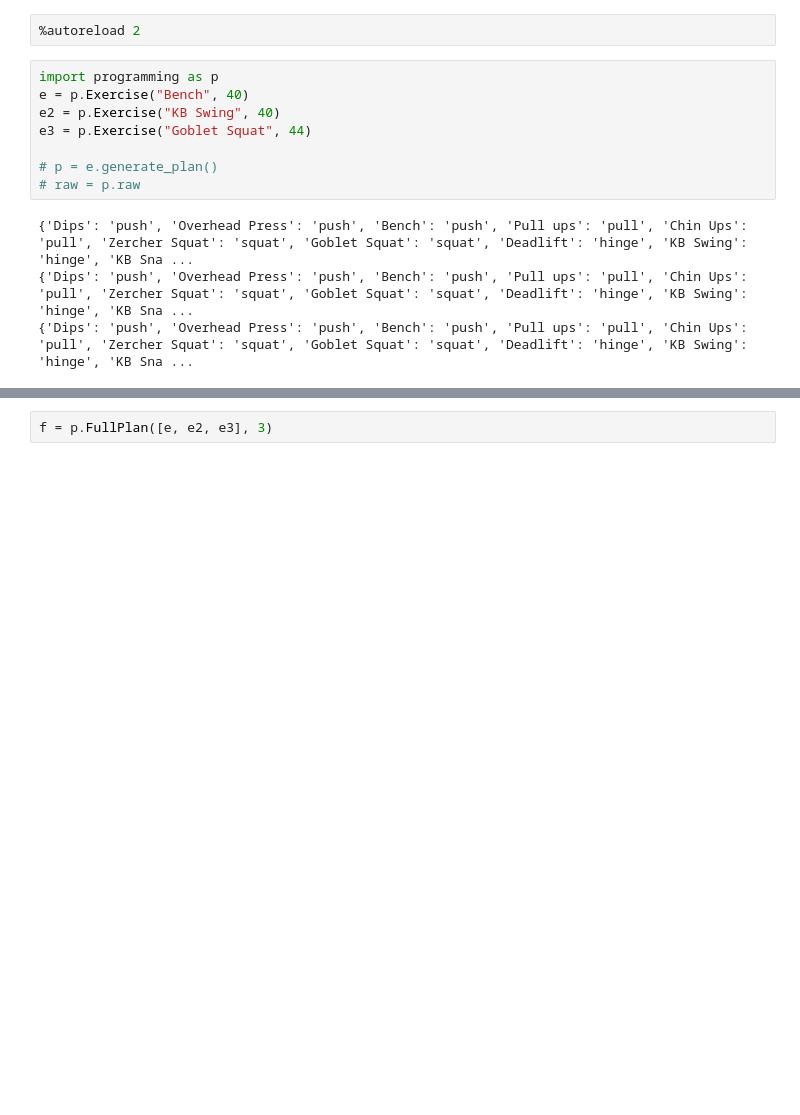
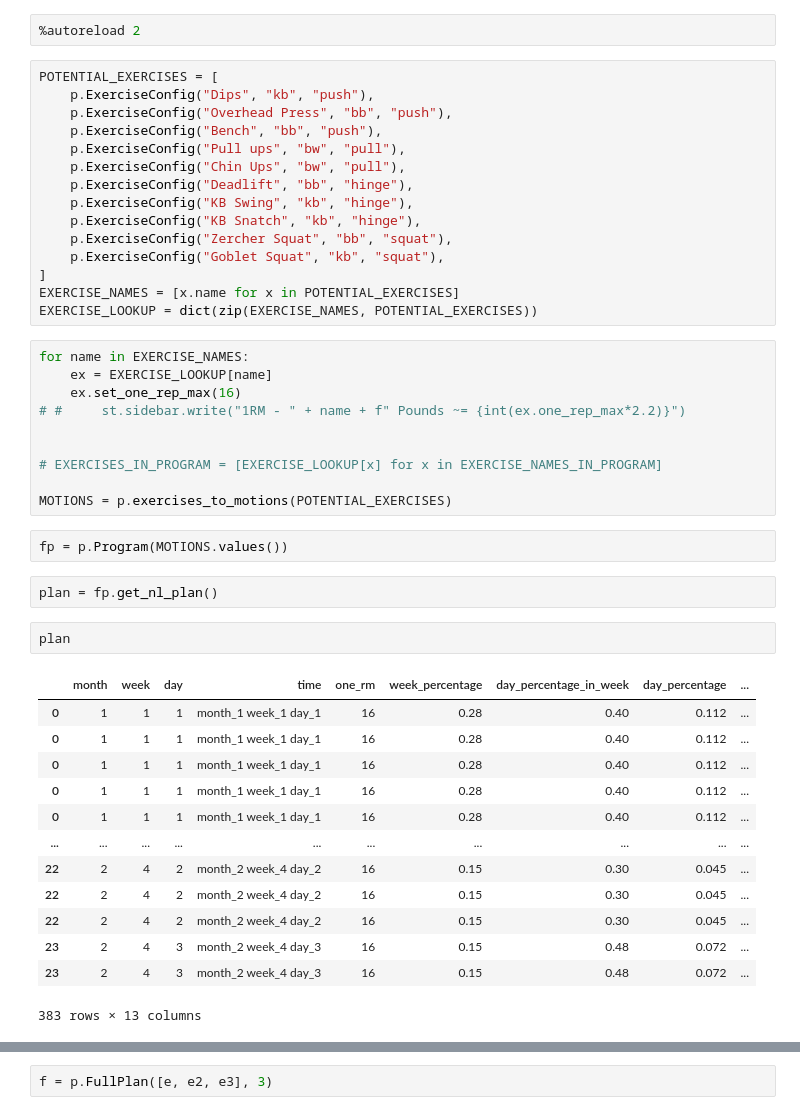
Before and after one commit to anabranch/kb, a Jupyter notebook: debug.ipynb, the cells around one changed output, grey strips where cells are left out. Cells and saved outputs as stored; diff of their text form; blank space fills up the shorter version.

```diff
--- a/debug.ipynb
+++ b/debug.ipynb
@@ -5,14 +10,47 @@
 # %%
 %autoreload 2
 # %%
-import programming as p
-e = p.Exercise("Bench", 40)
-e2 = p.Exercise("KB Swing", 40)
-e3 = p.Exercise("Goblet Squat", 44)
-
-# p = e.generate_plan()
-# raw = p.raw
+POTENTIAL_EXERCISES = [
+    p.ExerciseConfig("Dips", "kb", "push"),
+    p.ExerciseConfig("Overhead Press", "bb", "push"),
+    p.ExerciseConfig("Bench", "bb", "push"),
+    p.ExerciseConfig("Pull ups", "bw", "pull"),
+    p.ExerciseConfig("Chin Ups", "bw", "pull"),
+    p.ExerciseConfig("Deadlift", "bb", "hinge"),
+    p.ExerciseConfig("KB Swing", "kb", "hinge"),
+    p.ExerciseConfig("KB Snatch", "kb", "hinge"),
+    p.ExerciseConfig("Zercher Squat", "bb", "squat"),
+    p.ExerciseConfig("Goblet Squat", "kb", "squat"),
+]
+EXERCISE_NAMES = [x.name for x in POTENTIAL_EXERCISES]
+EXERCISE_LOOKUP = dict(zip(EXERCISE_NAMES, POTENTIAL_EXERCISES))
-# %% [output]
-{'Dips': 'push', 'Overhead Press': 'push', 'Bench': 'push', 'Pull ups': 'pull', 'Chin Ups': 'pull', 'Zercher Squat': 'squat', 'Goblet Squat': 'squat', 'Deadlift': 'hinge', 'KB Swing': 'hinge', 'KB Sna ...
-{'Dips': 'push', 'Overhead Press': 'push', 'Bench': 'push', 'Pull ups': 'pull', 'Chin Ups': 'pull', 'Zercher Squat': 'squat', 'Goblet Squat': 'squat', 'Deadlift': 'hinge', 'KB Swing': 'hinge', 'KB Sna ...
-{'Dips': 'push', 'Overhead Press': 'push', 'Bench': 'push', 'Pull ups': 'pull', 'Chin Ups': 'pull', 'Zercher Squat': 'squat', 'Goblet Squat': 'squat', 'Deadlift': 'hinge', 'KB Swing': 'hinge', 'KB Sna ...
+# %%
+for name in EXERCISE_NAMES:
+    ex = EXERCISE_LOOKUP[name]
+    ex.set_one_rep_max(16)
+# #     st.sidebar.write("1RM - " + name + f" Pounds ~= {int(ex.one_rep_max*2.2)}")
+
+
+# EXERCISES_IN_PROGRAM = [EXERCISE_LOOKUP[x] for x in EXERCISE_NAMES_IN_PROGRAM]
+
+MOTIONS = p.exercises_to_motions(POTENTIAL_EXERCISES)
+# %%
+fp = p.Program(MOTIONS.values())
+# %%
+plan = fp.get_nl_plan()
+# %%
+plan
+# %% [output]
+|  | month | week | day | time | one_rm | week_percentage | day_percentage_in_week | day_percentage | ... |
+| 0 | 1 | 1 | 1 | month_1 week_1 day_1 | 16 | 0.28 | 0.40 | 0.112 | ... |
+| 0 | 1 | 1 | 1 | month_1 week_1 day_1 | 16 | 0.28 | 0.40 | 0.112 | ... |
+| 0 | 1 | 1 | 1 | month_1 week_1 day_1 | 16 | 0.28 | 0.40 | 0.112 | ... |
+| 0 | 1 | 1 | 1 | month_1 week_1 day_1 | 16 | 0.28 | 0.40 | 0.112 | ... |
+| 0 | 1 | 1 | 1 | month_1 week_1 day_1 | 16 | 0.28 | 0.40 | 0.112 | ... |
+| ... | ... | ... | ... | ... | ... | ... | ... | ... | ... |
+| 22 | 2 | 4 | 2 | month_2 week_4 day_2 | 16 | 0.15 | 0.30 | 0.045 | ... |
+| 22 | 2 | 4 | 2 | month_2 week_4 day_2 | 16 | 0.15 | 0.30 | 0.045 | ... |
+| 22 | 2 | 4 | 2 | month_2 week_4 day_2 | 16 | 0.15 | 0.30 | 0.045 | ... |
+| 23 | 2 | 4 | 3 | month_2 week_4 day_3 | 16 | 0.15 | 0.48 | 0.072 | ... |
+| 23 | 2 | 4 | 3 | month_2 week_4 day_3 | 16 | 0.15 | 0.48 | 0.072 | ... |
+383 rows × 13 columns
```
Also changed, not shown: parts of 13 cells of this notebook, 5 other files.
